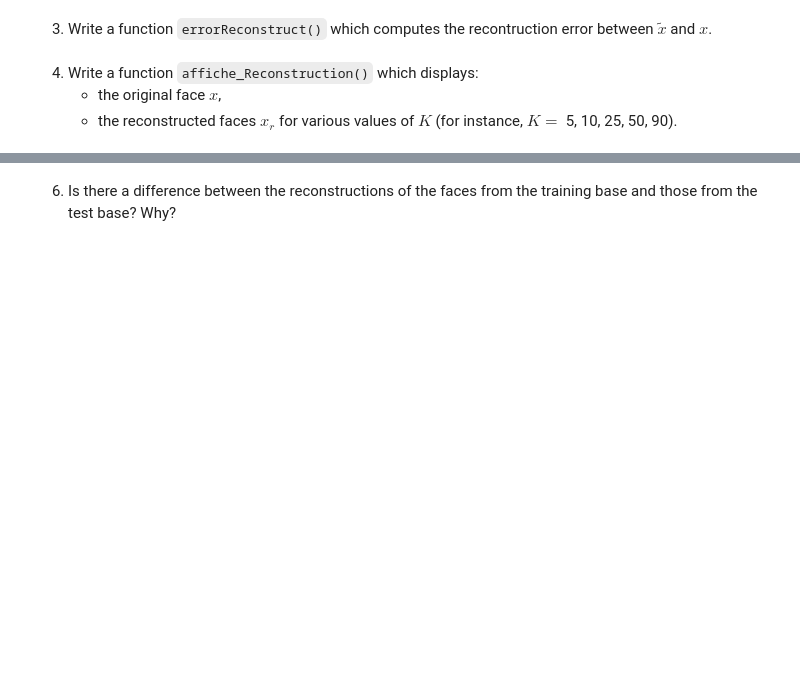
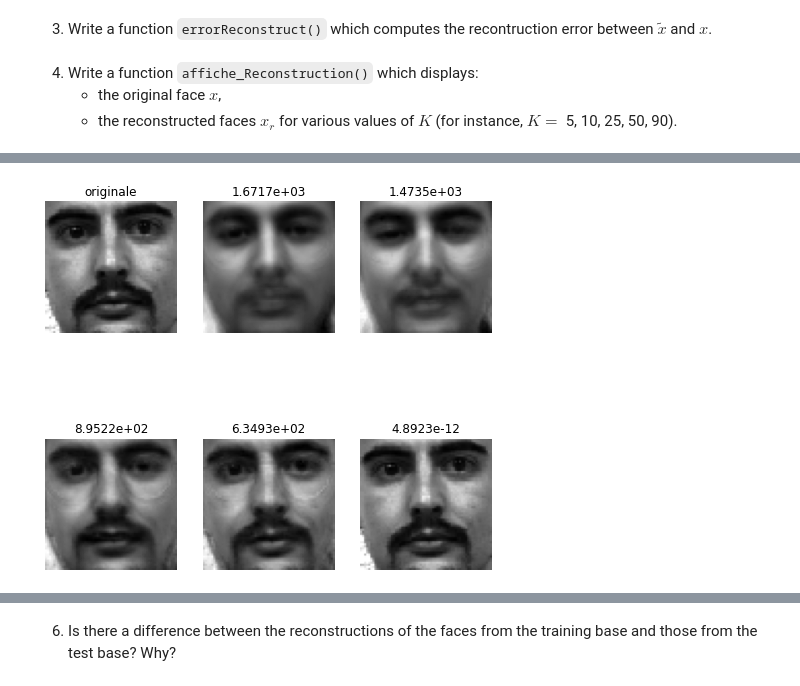
Before and after one commit to LUKALAVAL/BIMA, a Jupyter notebook: TME9-10/TME9-10.ipynb, the cells around one changed output, grey strips where cells are left out. Cells and saved outputs as stored; diff of their text form; code cells hidden in the pictures; blank space fills up the shorter version.

```diff
--- a/TME9-10/TME9-10.ipynb
+++ b/TME9-10/TME9-10.ipynb
@@ -275,17 +274,19 @@ $$E^{recons}(x) =\|x-\tilde{x}\|_2  = \sqrt{\sum_{p=1}^n \left( x(p) - \tilde{x}
 # %%
 def projEigenface(x, x_mean, W, K):
     """ Vector[d]*Vector[d]*Array[d,n]*int -> Vector[K] """
-    return W[:K].T * (x - x_mean)
+    return (W[:,:K].T).dot(x - x_mean)
 # %% [markdown]
 2.  Write a function `reconstruct()` which takes as arguments a projected face, $z$, the average face, $x_{average}$, and the truncated subspace of face, $W$ and $K$, and computes the coordinate of $x$ in the original space ($\mathbb{R}^n$).
 # %%
 def reconstruct(z, x_mean, W, K):
     """Vector[K]*Vector[d]*Array[d,n]*int -> Vector[d] """
+    return x_mean + W[:,:K].dot(z)
 # %% [markdown]
 3.  Write a function  `errorReconstruct()` which computes the recontruction error between $\tilde{x}$ and $x$.
 # %%
 def errorReconstruct(x_r, x):
     """Vector[d]*Vector[d] -> double """
+    return np.linalg.norm(x - x_r)
 # %% [markdown]
 4.  Write a function `affiche_Reconstruction()` which displays:
     - the original face $x$,
@@ -296,5 +294,33 @@ def affiche_reconstruction(x, x_moy, W, listK):
+# %%
+def affiche_reconstruction(x, x_moy, W, listK):
+    """ Vector[d]*Vector[d]*Array[d,n]*list[int] -> NoneType """
+    index = np.arange(0, 6)
+    fig = plt.figure(figsize=(8, 8))
+    fig.add_subplot(2, 3, 1)
+    plt.imshow(deflat(x), cmap="gray")
+    plt.title("originale")
+    plt.axis('off')
+
+    for i, K in enumerate(listK):
+        z = projEigenface(x, x_moy, W, K)
+        x_r = reconstruct(z, x_moy, W, K)
+        err = errorReconstruct(x_r, x)
+        fig.add_subplot(2, 3, i+2)
+        plt.imshow(deflat(x_r), cmap="gray")
+        plt.title(str(np.format_float_scientific(err, precision=4)))
+        plt.axis("off")
+
+    plt.show()
 # %% [markdown]
 5.  Test the previous functions by displaying the projection/reconstruction result for several images (from the training and test bases). Figure 6 shows the result of the reconstruction for image 50 of the training base. For image 55 of the training base, what is the reconstruction error for $K=n=90$? Is the image identical to its reconstruction? Same question for image 17 of the test base.
 
 ![Figure_6.png](./figs/Figure_6.png)
 <center>Figure 6: example of reconstruction for image number 50</center>
+# %%
+x50 = X_train[:, 50]
+listK = [5, 10, 25, 50, 90]
+U, S = eigenfaces(X_train)
+
+affiche_reconstruction(x50, X_avg, U, listK)
+# %% [output]
+[figure, added]
```
Also changed, not shown: parts of 16 cells of this notebook.
